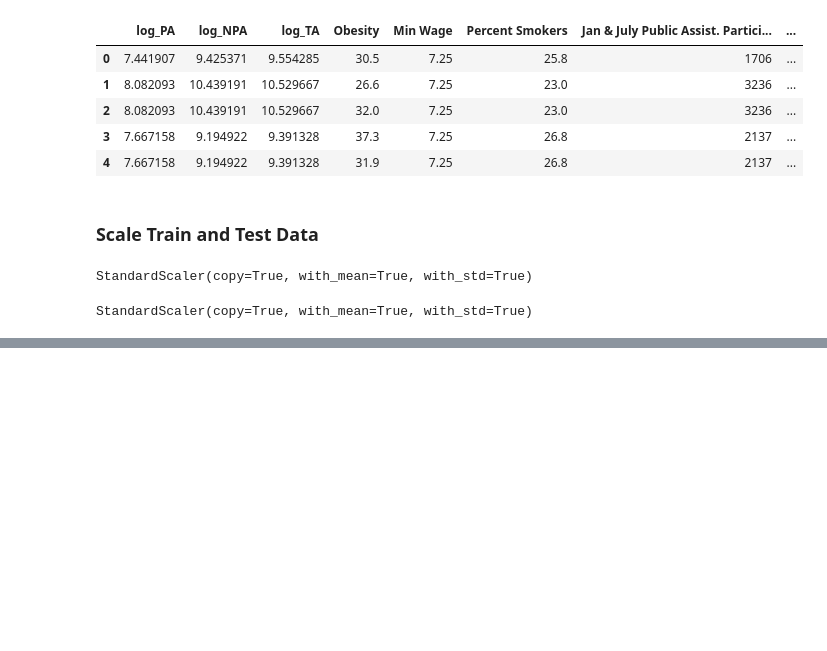
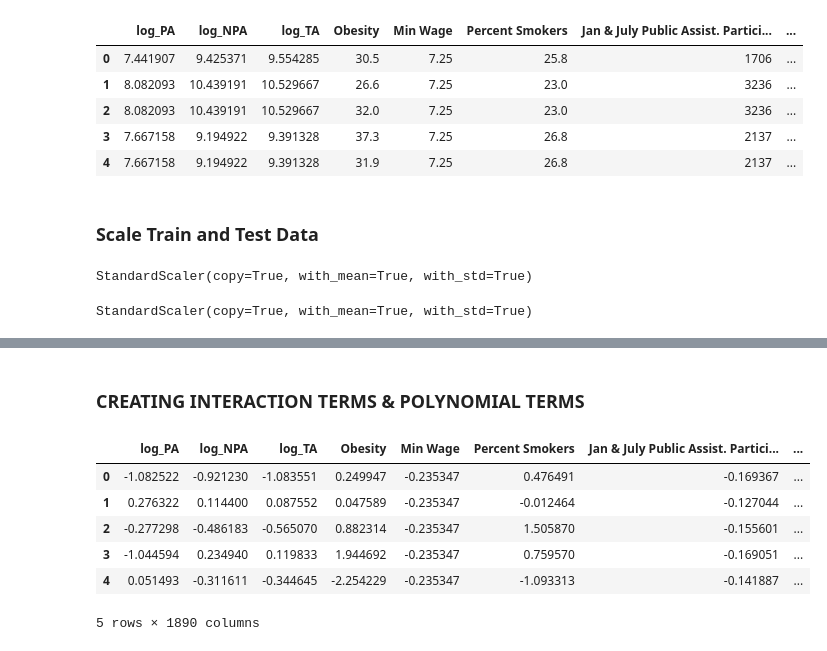
Before and after one commit to aulorbe/Life-Expectancy-In-The-US, a Jupyter notebook: feature_engineering.ipynb, the cells around one changed output, grey strips where cells are left out. Cells and saved outputs as stored; diff of their text form; code cells hidden in the pictures; blank space fills up the shorter version.

```diff
--- a/feature_engineering.ipynb
+++ b/feature_engineering.ipynb
@@ -163,0 +149,22 @@ X_test_final
+# %% [markdown]
+### CREATING INTERACTION TERMS & POLYNOMIAL TERMS
+# %%
+# To create a Polynomial and interaction terms of all variables
+poly = preprocessing.PolynomialFeatures(degree=2, interaction_only=False, include_bias=False)
+
+# Pass in scaled x training with dummies
+poly_X_train = pd.DataFrame(poly.fit_transform(X_train_final), columns=poly.get_feature_names(X_train_final.columns))
+
+# To see all the columns
+pd.set_option('display.max_columns', 500)
+
+# Check out the data
+poly_X_train.head()
+# %% [output]
+|  | log_PA | log_NPA | log_TA | Obesity | Min Wage | Percent Smokers | Jan & July Public Assist. Partici... | ... |
+| 0 | -1.082522 | -0.921230 | -1.083551 | 0.249947 | -0.235347 | 0.476491 | -0.169367 | ... |
+| 1 | 0.276322 | 0.114400 | 0.087552 | 0.047589 | -0.235347 | -0.012464 | -0.127044 | ... |
+| 2 | -0.277298 | -0.486183 | -0.565070 | 0.882314 | -0.235347 | 1.505870 | -0.155601 | ... |
+| 3 | -1.044594 | 0.234940 | 0.119833 | 1.944692 | -0.235347 | 0.759570 | -0.169051 | ... |
+| 4 | 0.051493 | -0.311611 | -0.344645 | -2.254229 | -0.235347 | -1.093313 | -0.141887 | ... |
+5 rows × 1890 columns
```
Also changed, not shown: parts of 36 cells of this notebook.
